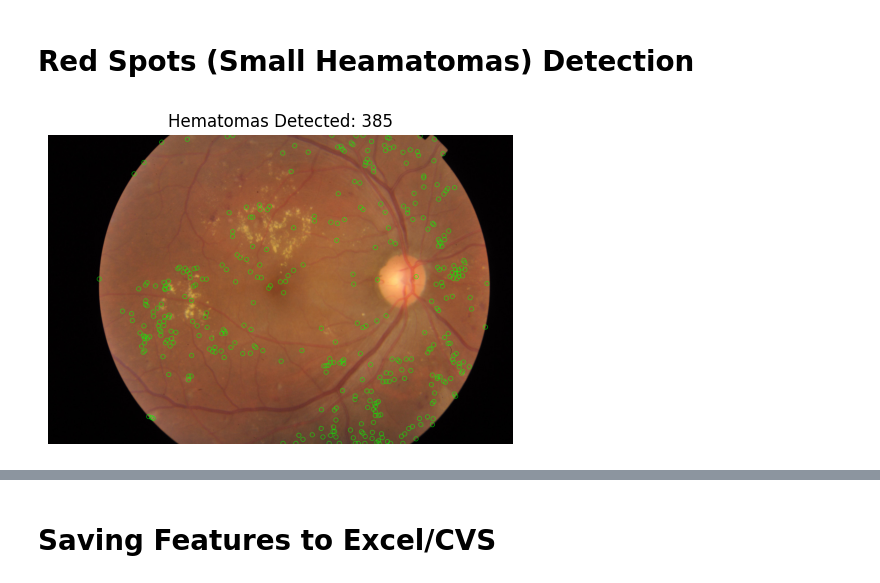
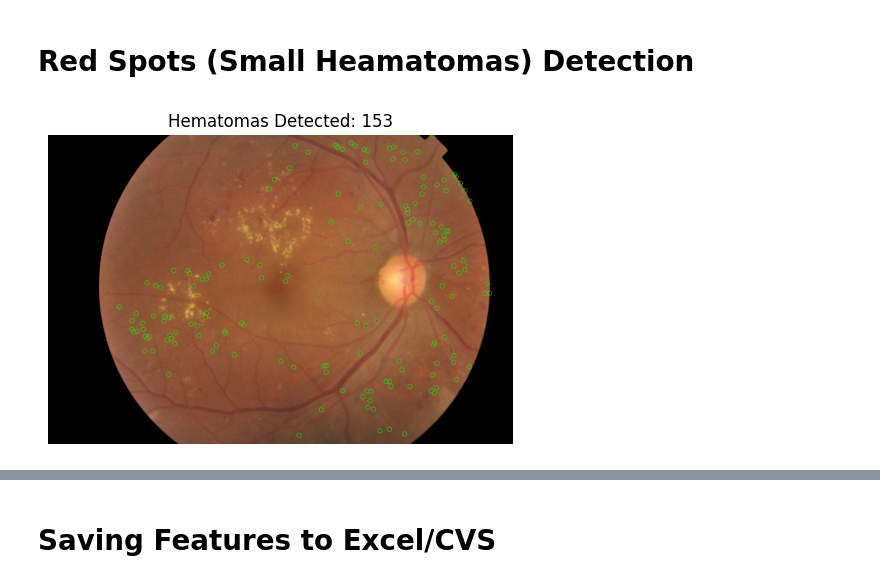
Before and after one commit to CaelynViljoen/ELEN4012A-Investigation-Project, a Jupyter notebook: Src/FeatureEngineering/FeatureExtraction.ipynb, the cells around one changed output, grey strips where cells are left out. Cells and saved outputs as stored; diff of their text form; code cells hidden in the pictures.

```diff
--- a/Src/FeatureEngineering/FeatureExtraction.ipynb
+++ b/Src/FeatureEngineering/FeatureExtraction.ipynb
@@ -46,13 +46,13 @@ def load_and_preprocess_image(image_path):
 # Load image
 image_path = r"..\..\Data\APTOS-2019 Dataset\train_images\train_images\e229aca862c7.png"
 
-original_image, green_channel, equalized_image = load_and_preprocess_image(image_path)
+image_with_black_bg, green_channel, equalized_image = load_and_preprocess_image(image_path)
 
 # Visualize the original, green channel, and equalized image
 plt.figure(figsize=(15,5))
 
 plt.subplot(1, 3, 1)
-plt.imshow(cv2.cvtColor(original_image, cv2.COLOR_BGR2RGB))
+plt.imshow(cv2.cvtColor(image_with_black_bg, cv2.COLOR_BGR2RGB))
 plt.title("Original Image")
 plt.axis('off')
 
@@ -102,7 +102,7 @@ def count_blood_vessels(vessels):
 vessel_count, vessel_centroids = count_blood_vessels(vessels)
 
 # Visualize vessel centroids on the original image
-marked_image = original_image.copy()
+marked_image = image_with_black_bg.copy()
 for centroid in vessel_centroids:
     x, y = int(centroid[0]), int(centroid[1])
     cv2.circle(marked_image, (x, y), 10, (255, 0, 0), 2)  # Blue circle for vessels
@@ -317,21 +309,16 @@ plt.show()
 # %% [markdown]
 # Red Spots (Small Heamatomas) Detection
 # %%
-import cv2
-import numpy as np
-import matplotlib.pyplot as plt
-from skimage import measure
-import os
-
 # Function to detect hematomas based on color in the HSV space
 def detect_hematomas_by_color(original_image):
+    # Convert the image to the HSV color space
     hsv_image = cv2.cvtColor(original_image, cv2.COLOR_BGR2HSV)
 
-    # Define lower and upper bounds for red in HSV (hematomas)
-    lower_red1 = np.array([0, 50, 50])  # Adjusted lower bound for red hue (more specific)
-    upper_red1 = np.array([10, 255, 255])  # Upper bound for lower red hue
-    lower_red2 = np.array([170, 50, 50])  # Adjusted lower bound for upper red hue
-    upper_red2 = np.array([180, 255, 255])  # Upper bound for upper red hue
+    # Define narrower HSV bounds for deep red (hematomas)
+    lower_red1 = np.array([0, 80, 50])  # Increased saturation for lower red hue
+    upper_red1 = np.array([10, 255, 255])
+    lower_red2 = np.array([170, 80, 50])  # Increased saturation for upper red hue
+    upper_red2 = np.array([180, 255, 255])
 
     # Create binary masks for red regions
     red_mask1 = cv2.inRange(hsv_image, lower_red1, upper_red1)
@@ -339,60 +326,60 @@ def detect_hematomas_by_color(original_image):
     red_mask = cv2.bitwise_or(red_mask1, red_mask2)
 
     # Apply morphological operations to remove small noise
-    kernel = np.ones((3, 3), np.uint8)
+    kernel = np.ones((5, 5), np.uint8)  # Larger kernel to filter out small noise
     red_mask = cv2.morphologyEx(red_mask, cv2.MORPH_CLOSE, kernel)
-    red_mask = cv2.morphologyEx(red_mask, cv2.MORPH_OPEN, kernel)  # Opening to remove small artifacts
+    red_mask = cv2.morphologyEx(red_mask, cv2.MORPH_OPEN, kernel)
 
     # Label connected regions (hematomas)
     labels = measure.label(red_mask, connectivity=2)
     regions = measure.regionprops(labels)
 
-    # Filter regions based on size and circularity
+    # Filter regions based on size, circularity, and color intensity
     hematoma_regions = []
     for region in regions:
-        if 20 < region.area < 500:  # Adjust the area range based on typical hematoma sizes
+        if 50 < region.area < 400:  # Adjust the area range based on typical hematoma sizes
             circularity = (4 * np.pi * region.area) / (region.perimeter ** 2)
-            if 0.7 < circularity < 1.2:  # Circularity close to 1 means the shape is round
-                hematoma_regions.append(region)
+            if 0.8 < circularity < 1.2:  # Circularity close to 1 means the shape is round
+                # Create a mask for the current region
+                region_mask = np.zeros_like(red_mask)
+                region_mask[region.coords[:, 0], region.coords[:, 1]] = 1
+
+                # Check color intensity within the region
+                mean_intensity = np.mean(hsv_image[:, :, 2][region_mask == 1])  # V channel from HSV
+                if mean_intensity > 100:  # Adjust threshold for deeper reds
+                    hematoma_regions.append(region)
 
     return red_mask, hematoma_regions
 
 # Function to mark detected hematomas on the original image
 def mark_hematomas_on_image(image, hematoma_regions):
     marked_image = image.copy()
 
     # Draw circles around detected hematomas
     for region in hematoma_regions:
         y, x = region.centroid
         cv2.circle(marked_image, (int(x), int(y)), 15, (0, 255, 0), 2)  # Green circles
 
     return marked_image
 
-# Check if the file exists before loading
-if os.path.exists(image_path):
-    original_image = cv2.imread(image_path)
-    if original_image is None:
-        print("Error: Unable to read the image file.")
-    else:
-        # Detect hematomas in the image
-        red_mask, hematoma_regions = detect_hematomas_by_color(original_image)
 
-        # Mark hematomas on the original image
-        marked_image = mark_hematomas_on_image(original_image, hematoma_regions)
+# Detect hematomas in the image
+red_mask, hematoma_regions = detect_hematomas_by_color(image_with_black_bg)
 
-        # Count the number of detected hematomas
-        hematoma_count = len(hematoma_regions)
+# Mark hematomas on the original image
+marked_image = mark_hematomas_on_image(image_with_black_bg, hematoma_regions)
 
-        # Display the marked image with hematomas
-        plt.figure(figsize=(6, 6))
-        plt.imshow(cv2.cvtColor(marked_image, cv2.COLOR_BGR2RGB))
-        plt.title(f"Hematomas Detected: {hematoma_count}")
-        plt.axis('off')
-        plt.show()
+# Count the number of detected hematomas
+hematoma_count = len(hematoma_regions)
 
-        # Print the count of detected hematomas
-        print(f"Number of detected hematomas: {hematoma_count}")
-else:
-    print(f"Error: The file {image_path} does not exist.")
+# Display the marked image with hematomas
+plt.figure(figsize=(6, 6))
+plt.imshow(cv2.cvtColor(marked_image, cv2.COLOR_BGR2RGB))
+plt.title(f"Hematomas Detected: {hematoma_count}")
+plt.axis('off')
+plt.show()
+
+# Print the count of detected hematomas
+print(f"Number of detected hematomas: {hematoma_count}")
 # %% [output]
-[figure, old version]
+[figure, new version]
```
Also changed, not shown: parts of 5 cells of this notebook.
